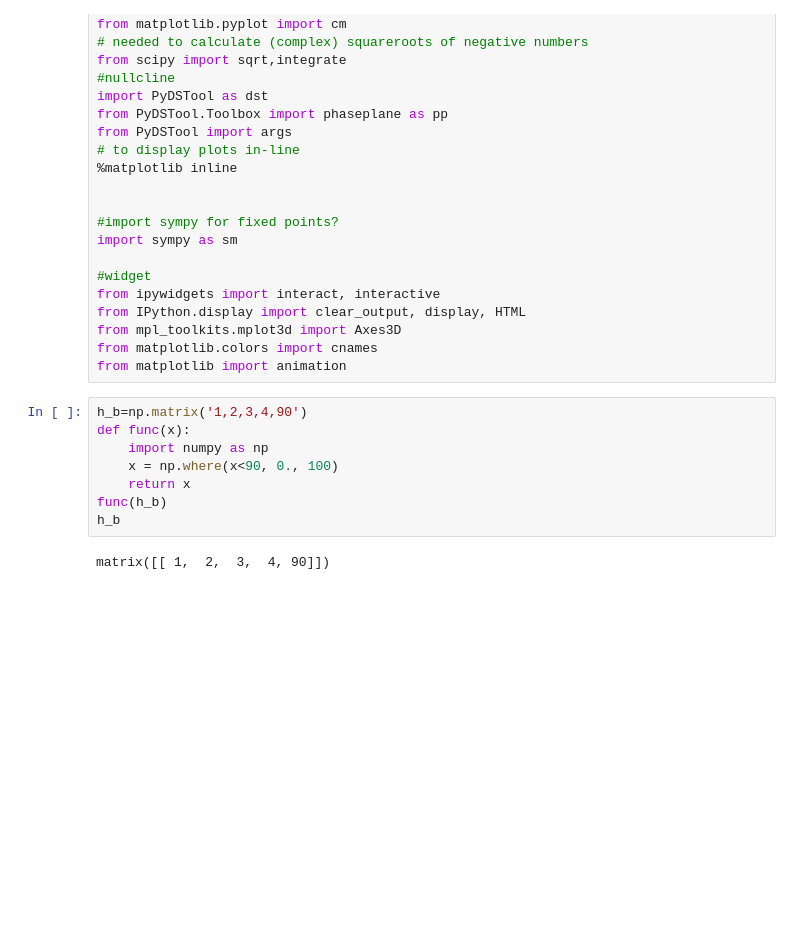
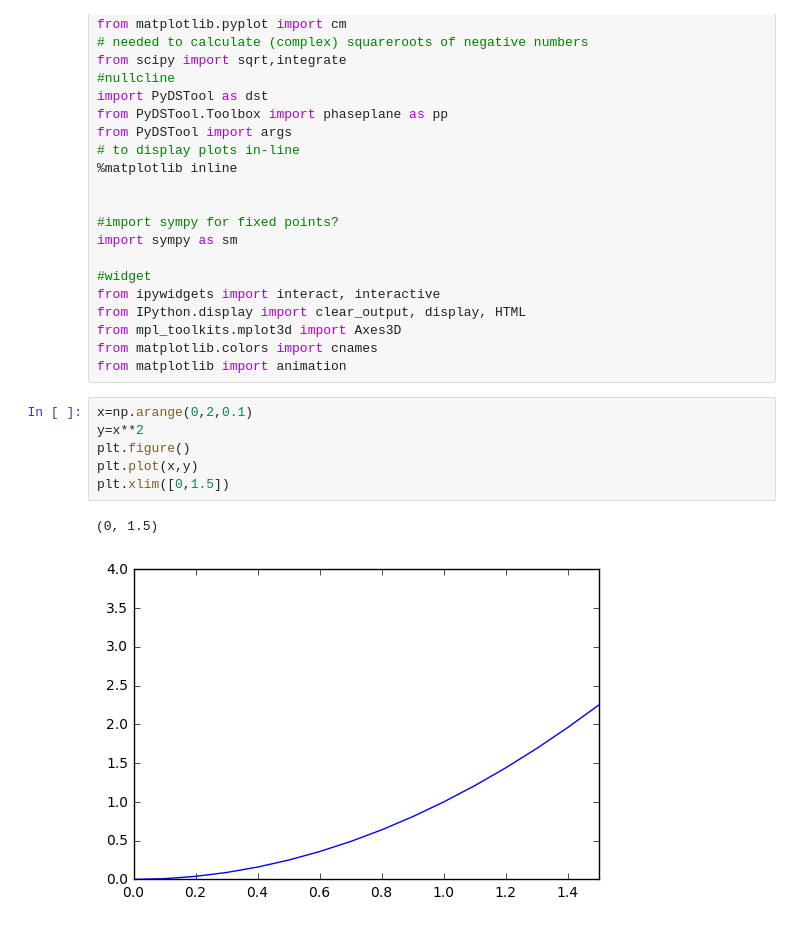
Before and after one commit to holmesjr42/E_I_networks, a Jupyter notebook: trash.ipynb, the cells around one changed output. Saved outputs shown, nothing was run; the diff lists cells and outputs as text; blank space fills up the shorter version.

```diff
--- a/trash.ipynb
+++ b/trash.ipynb
@@ -27,13 +27,12 @@ from IPython.display import clear_output, display, HTML
 from mpl_toolkits.mplot3d import Axes3D
 from matplotlib.colors import cnames
 from matplotlib import animation
-# %%
-h_b=np.matrix('1,2,3,4,90')
-def func(x):
-    import numpy as np
-    x = np.where(x<90, 0., 100)
-    return x
-func(h_b)
-h_b
-# %% [output]
-matrix([[ 1,  2,  3,  4, 90]])
+# %%
+x=np.arange(0,2,0.1)
+y=x**2
+plt.figure()
+plt.plot(x,y)
+plt.xlim([0,1.5])
+# %% [output]
+(0, 1.5)
+[figure, added]
```
Also changed, not shown: 3 other files.
